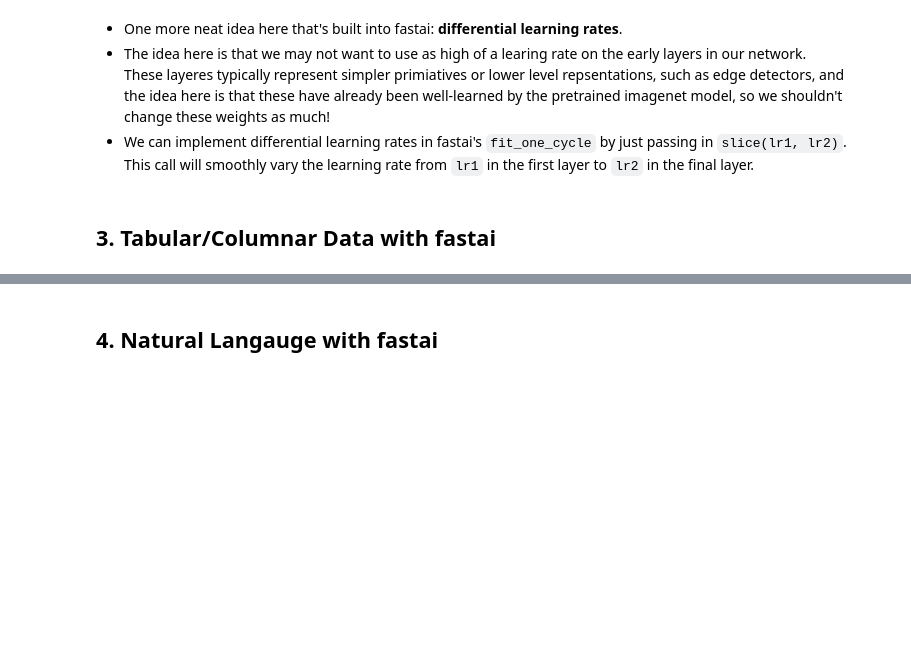
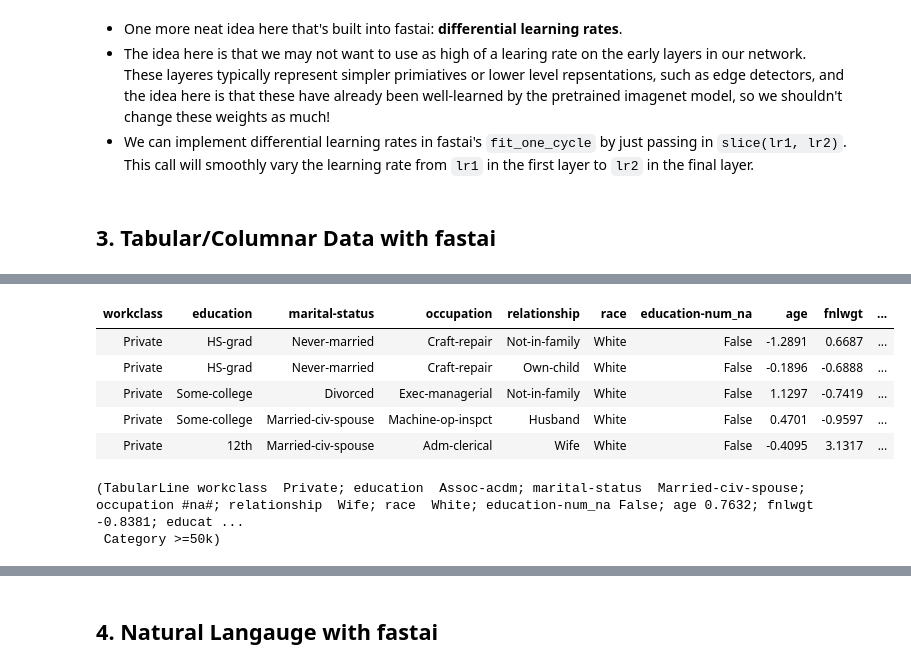
Before and after one commit to stephencwelch/dl-workshop, a Jupyter notebook: fastai/get_result_fast_with_fastai.ipynb, the cells around one changed output, grey strips where cells are left out. Cells and saved outputs as stored; diff of their text form; code cells hidden in the pictures; blank space fills up the shorter version.

```diff
--- a/fastai/get_result_fast_with_fastai.ipynb
+++ b/fastai/get_result_fast_with_fastai.ipynb
@@ -236,0 +266,7 @@ learn.fit_one_cycle(2, max_lr=slice(1e-6,1e-4))
+# %%
+dep_var = 'salary'
+cat_names = ['workclass', 'education', 'marital-status', 'occupation', 'relationship', 'race']
+cont_names = ['age', 'fnlwgt', 'education-num']
+# %%
+#Data Prepre-processing
+procs = [FillMissing, Categorify, Normalize]
@@ -236,0 +276,3 @@ learn.fit_one_cycle(2, max_lr=slice(1e-6,1e-4))
+# %%
+#First we'll create a tabular list for our test set:
+test = TabularList.from_df(df.iloc[800:1000].copy(), path=path, cat_names=cat_names, cont_names=cont_names)
@@ -236,0 +298,21 @@ learn.fit_one_cycle(2, max_lr=slice(1e-6,1e-4))
+# %%
+#And now a full training databunch:
+data = (TabularList.from_df(df, path=path, cat_names=cat_names, cont_names=cont_names, procs=procs)
+                           .split_by_idx(list(range(800,1000)))
+                           .label_from_df(cols=dep_var)
+                           .add_test(test)
+                           .databunch())
+# %%
+data.show_batch()
+# %% [output]
+| workclass | education | marital-status | occupation | relationship | race | education-num_na | age | fnlwgt | ... |
+| Private | HS-grad | Never-married | Craft-repair | Not-in-family | White | False | -1.2891 | 0.6687 | ... |
+| Private | HS-grad | Never-married | Craft-repair | Own-child | White | False | -0.1896 | -0.6888 | ... |
+| Private | Some-college | Divorced | Exec-managerial | Not-in-family | White | False | 1.1297 | -0.7419 | ... |
+| Private | Some-college | Married-civ-spouse | Machine-op-inspct | Husband | White | False | 0.4701 | -0.9597 | ... |
+| Private | 12th | Married-civ-spouse | Adm-clerical | Wife | White | False | -0.4095 | 3.1317 | ... |
+# %%
+data.train_ds[0]
+# %% [output]
+(TabularLine workclass  Private; education  Assoc-acdm; marital-status  Married-civ-spouse; occupation #na#; relationship  Wife; race  White; education-num_na False; age 0.7632; fnlwgt -0.8381; educat ...
+ Category >=50k)
```
Also changed, not shown: parts of 19 cells of this notebook, 1 other file.
